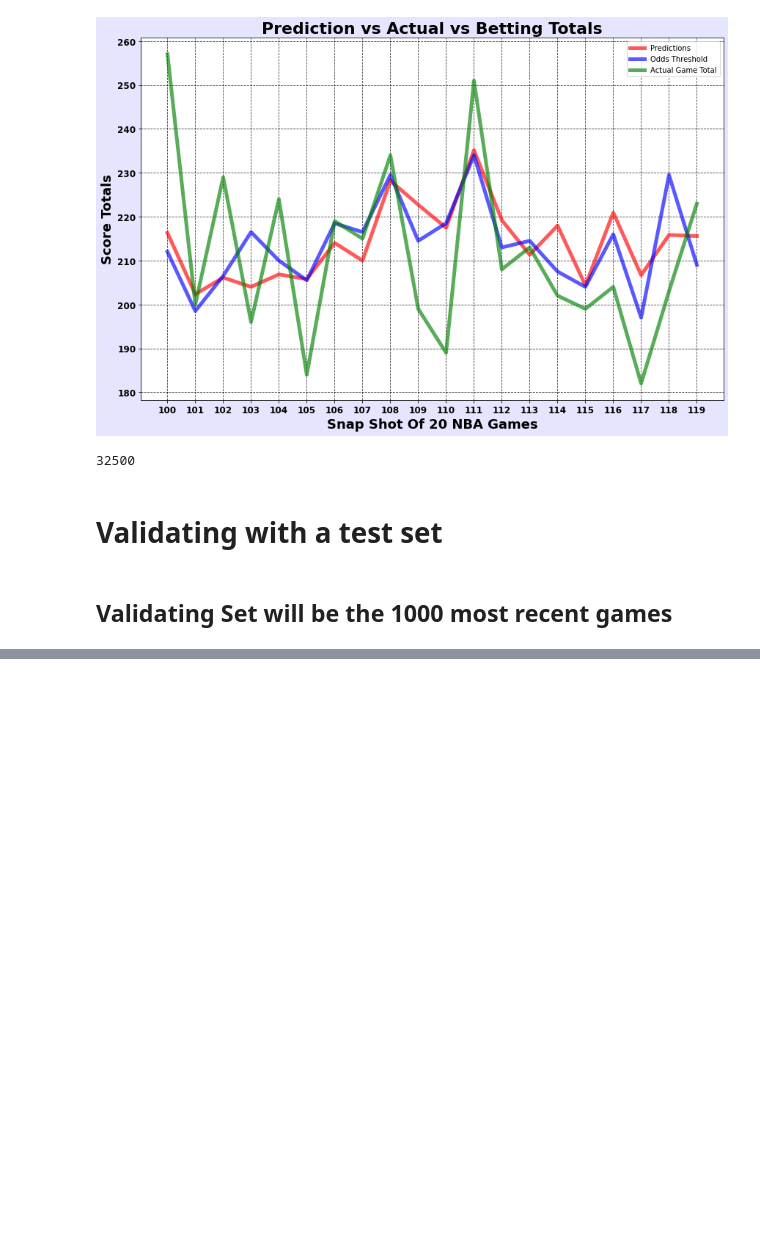
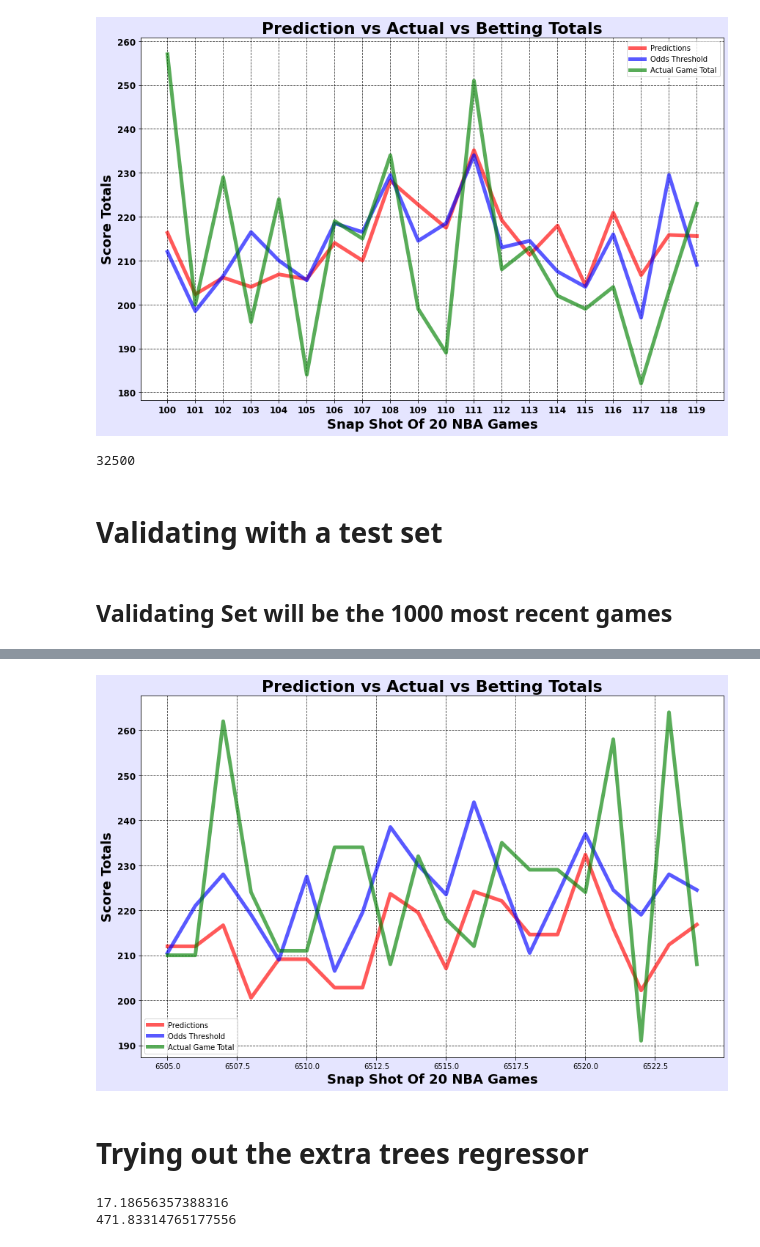
Before and after one commit to amoss038/Over_under, a Jupyter notebook: ml_models_playground.ipynb, the cells around one changed output, grey strips where cells are left out. Drawn from its saved outputs; the diff is of its cells as text; code cells hidden in the pictures; blank space fills up the shorter version.

```diff
--- a/ml_models_playground.ipynb
+++ b/ml_models_playground.ipynb
@@ -822,0 +856,17 @@ x_scaled_val = scaler.fit_transform(X_val)
+# %%
+#creating the play DF from y_test because y_test maintains the same index as the original
+#DF so that we can combine with the original DF to compare the Kappas to the games the y test refers to
+to_combine_test = pd.DataFrame(y_val)
+
+
+#Creating new_df, which is the original df merged on index with the play DF
+test_df = pd.merge(to_combine_test, validating_model, left_index=True, right_index=True)
+
+#creating the compare test to go into the Kappa function
+compare_test = test_df[['Total_pts_x','totals', 'kappa_1', 'kappa_2', 'kappa_3',
+       'k_1_under', 'k_1_over', 'k_2_under', 'k_2_over', 'k_3_under',
+       'k_3_over']]
+# %%
+compare_test['predicted'] = y_pred_test
+
+compare_test
@@ -822,0 +994,40 @@ x_scaled_val = scaler.fit_transform(X_val)
+# %%
+#reseting index because of some missing values
+compare_test.reset_index(inplace = True)
+# %%
+#Creating a snap shot of 25 different nba games for the predicted, betting total, and actual game totals
+preds = compare_test['predicted'][97:117]
+vegas_Totals = compare_test['totals'][97:117]
+game_totals = compare_test['Total_pts_x'][97:117]
+
+
+
+fig,ax = plt.subplots(figsize=(12,8))
+
+ax.plot(compare_test.index.values[97:117],preds, color='r', label='Predictions', linewidth=5, alpha =.65)
+ax.plot(compare_test.index.values[97:117],vegas_Totals, color='b', label='Odds Threshold', linewidth=5, alpha =.65)
+ax.plot(compare_test.index.values[97:117],game_totals, color='g', label='Actual Game Total', linewidth=5, alpha =.65)
+plt.xlabel("Snap Shot Of 20 NBA Games", fontsize=18, weight = 'bold')
+
+ax.set_title('Prediction vs Actual vs Betting Totals', fontsize=22,weight = 'bold' )
+
+
+ax.legend()
+
+fig.patch.set_alpha(0.1)
+fig.set_facecolor('b')
+
+plt.ylabel("Score Totals", fontsize=18, weight = 'bold')
+
+ax.yaxis.grid(color='black', linestyle='dashed',alpha =.8)
+ax.xaxis.grid(color='black', linestyle='dashed', alpha =.8)
+plt.tight_layout()
+
+
+#plt.xticks(np.arange(97,117), fontsize = 12, weight = 'bold')
+plt.yticks(fontsize = 12, weight = 'bold')
+plt.show()
+# %% [output]
+[figure, added]
+# %% [markdown]
+# Trying out the extra trees regressor
@@ -822,0 +1042,6 @@ x_scaled_val = scaler.fit_transform(X_val)
+# %%
+print (mean_absolute_error(extra_trees_predict, y_val))
+print (rmse_error(extra_trees_predict, y_val))
+# %% [output]
+17.18656357388316
+471.83314765177556
```
Also changed, not shown: parts of 17 cells of this notebook, 6 other files.
